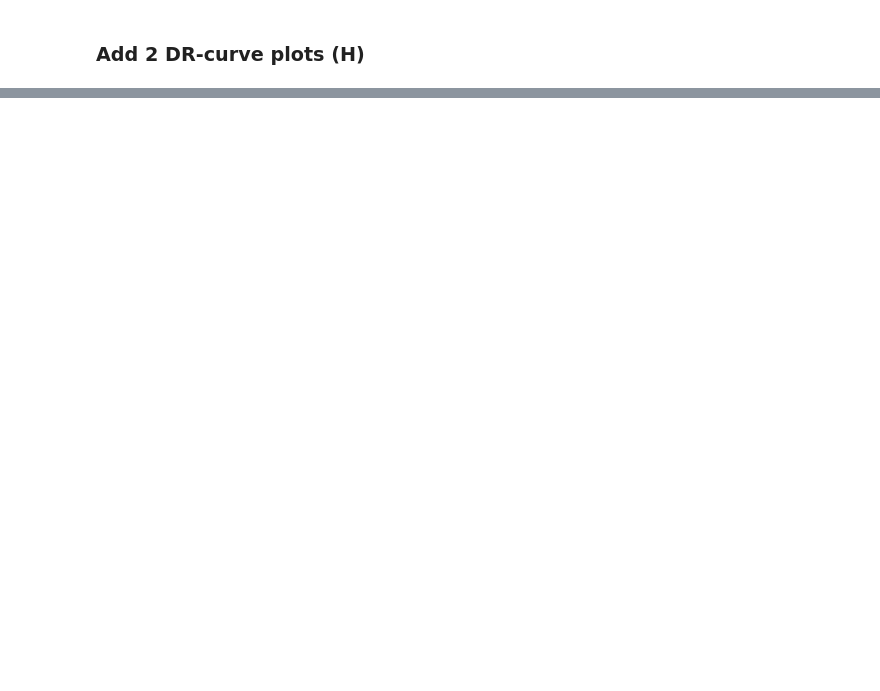
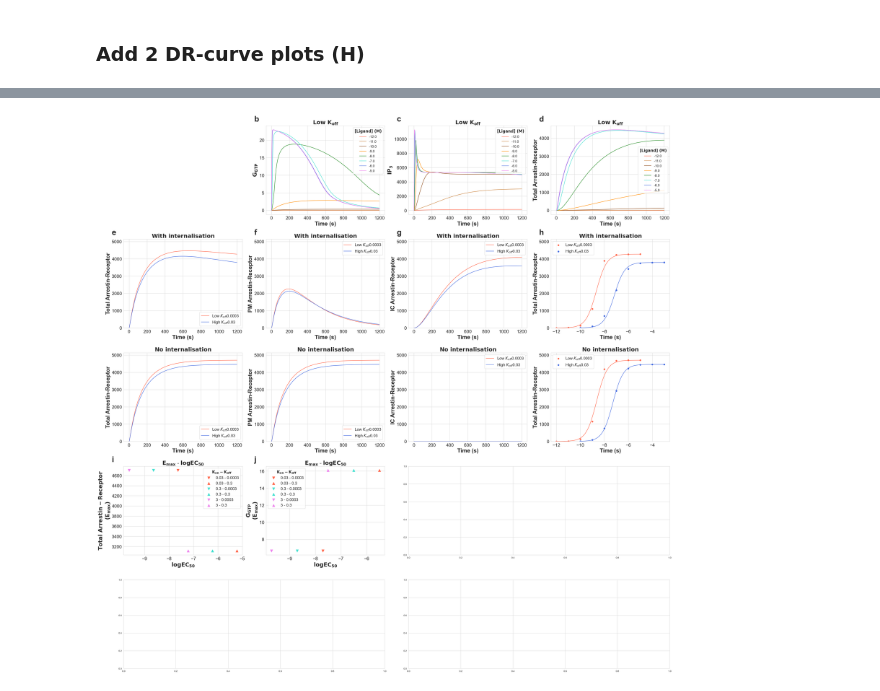
Before and after one commit to bence-szalai/gpcr-signaling-simulation, a Jupyter notebook: code/create_plots.ipynb, the cells around one changed output, grey strips where cells are left out. Cells and saved outputs as stored; diff of their text form; code cells hidden in the pictures; blank space fills up the shorter version.

```diff
--- a/code/create_plots.ipynb
+++ b/code/create_plots.ipynb
@@ -387,3 +493,60 @@ with open('../data/temporary_plot_B_H_axes_object.pkl','wb') as file:
+# %%
+subplots_names=['I','J']
+subplot_labels=['I','J']
+molecules_to_plot=['Total Arrestin-Receptor','$\mathbf{G_{GTP}}$']
+
+### Load the previosly ceated figur and axes object to plot to
+with open('../data/temporary_plot_B_H_fig_object.pkl','rb') as file:
+    fig=pickle.load(file)
+    plt.close()
+with open('../data/temporary_plot_B_H_axes_object.pkl','rb') as file:
+    ax=pickle.load(file)
+
+time_to_response=1200
+
+kon_list=[0.03,0.3,3]
+koff_list=[0.0003,0.3]
+internalisation_status=['With_internalisation','No_internalisation']
+process_name='Koff_Kon_all'
+color_palette_dict=mcolors.CSS4_COLORS
+color_names=['tomato','turquoise','violet']#'peru','saddlebrown','darkorange','forestgreen','turquoise','royalblue','violet']
+
+ligand_ccs=(10 ** np.arange(-6, 1.1, 1))
+
+fig_width=40
+fig_height=40
+
+
+## FOntsize=fig_width*fig_height/title_fontsize_ratio
+subplot_label_fontsize_nominator=50
+subplot_title_fontsize_nominator=70
+subplot_axis_label_fontsize_nominator=70
+subplot_axis_tick_label_fontsize_nominator=85
+subplot_legend_label_fontsize_nominator=100
+subplot_legend_title_fontsize_nominator=100
+legend_title='$\mathbf{K_{on}-K_{off}}$'
+#legend_handles=['Low $K_{off}$','High $K_{off}$']
+marker_size_nominator=15
+
+marker_list=["v","^"]
+
+
+
+for molecule,subplot_name,subplot_label in zip(molecules_to_plot,subplots_names,subplot_labels):
+        ax[subplot_name]=draw_emax_ec50_plot(molecule,molecules_dict,kon_list,koff_list,intern_status,process_name,ligand_ccs,\
+                                            color_palette_dict,color_names,ax,subplot_name,fig_width,fig_height,\
+                                            subplot_title_fontsize_nominator,subplot_axis_label_fontsize_nominator,\
+                                            subplot_axis_tick_label_fontsize_nominator,subplot_legend_label_fontsize_nominator,\
+                                            legend_title,subplot_legend_title_fontsize_nominator,legend_handles,time_to_response,ylim,\
+                                            subplot_label,subplot_label_fontsize_nominator,marker_size_nominator,marker_list)
+
+## Save fig and axes object for later to add more subplots to it
+with open('../data/temporary_plot_B_J_fig_object.pkl','wb') as file:
+    pickle.dump(fig,file)
+with open('../data/temporary_plot_B_J_axes_object.pkl','wb') as file:
+    pickle.dump(ax,file)
+# %% [output]
+[figure, added]
 # %%
 kon=0.3
 process_name='Koff_Kon_all'
```
Also changed, not shown: parts of 8 cells of this notebook.
